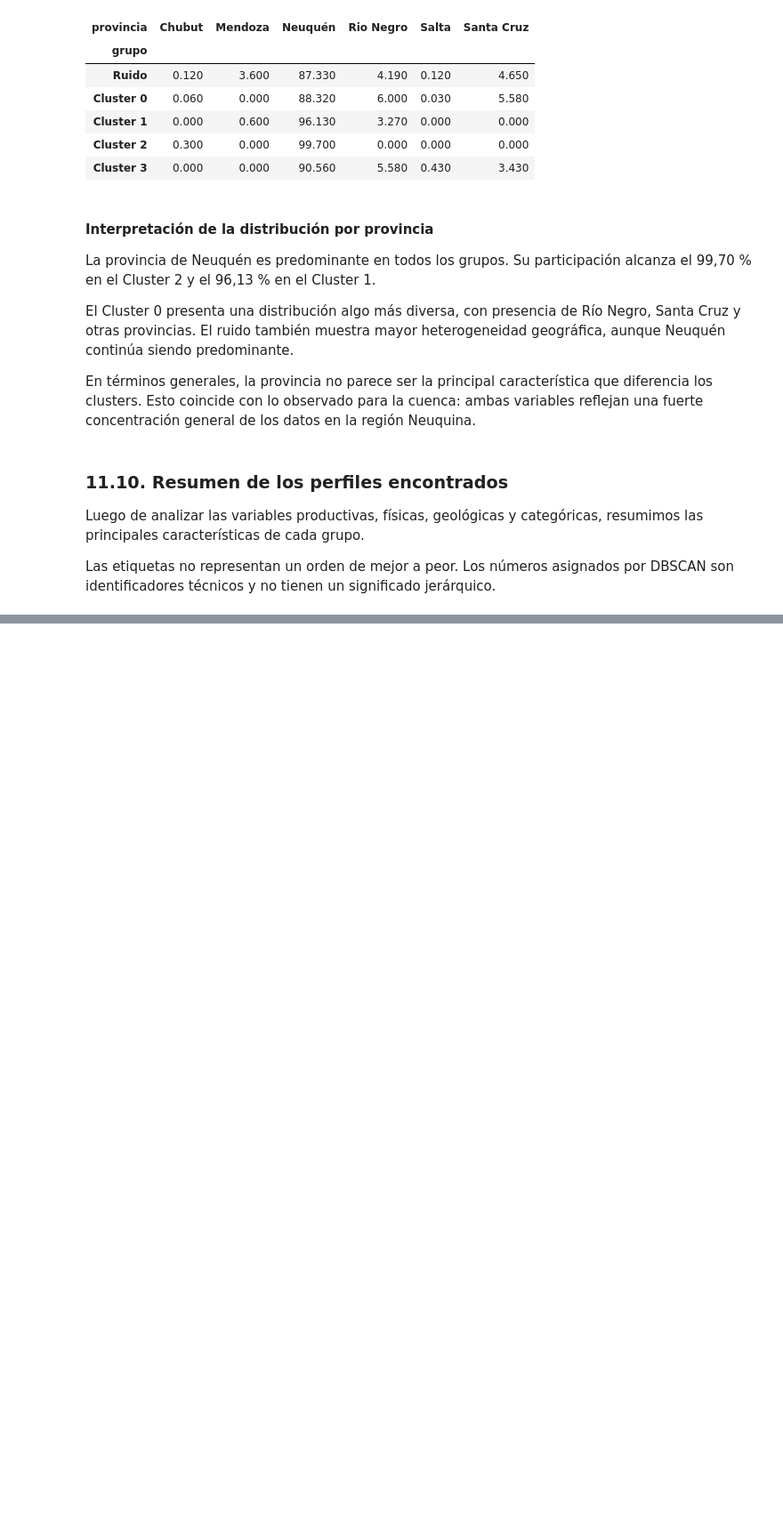
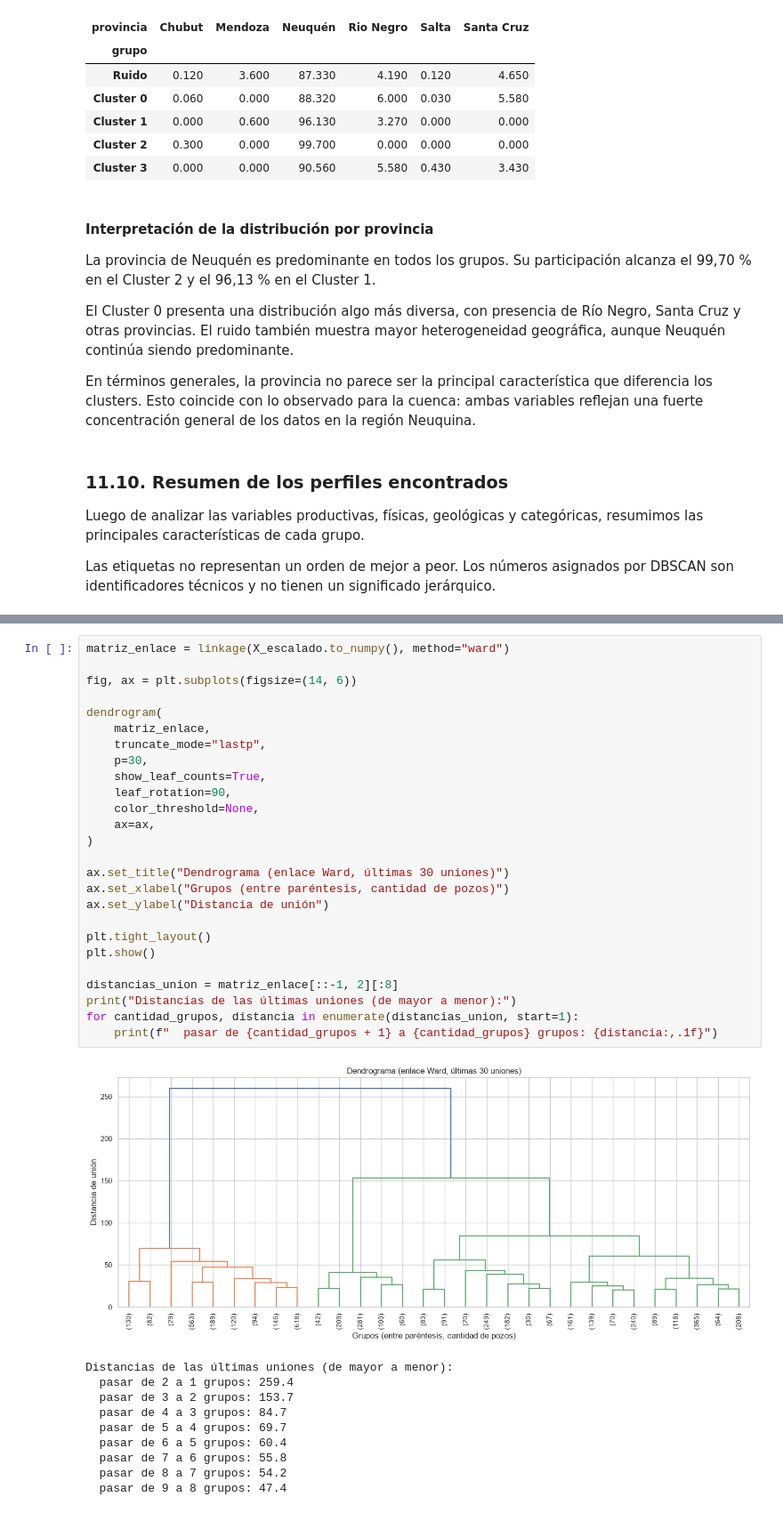
Before and after one commit to alexParedes027/oil-production-prediction, a Jupyter notebook: notebooks/07_modelado_clustering.ipynb, the cells around one changed output, grey strips where cells are left out. Shown at 89% size. Cells and saved outputs as stored; diff of their text form; blank space fills up the shorter version.

```diff
--- a/notebooks/07_modelado_clustering.ipynb
+++ b/notebooks/07_modelado_clustering.ipynb
@@ -1904,0 +1928,37 @@ display(resumen_perfiles)
+# %%
+matriz_enlace = linkage(X_escalado.to_numpy(), method="ward")
+
+fig, ax = plt.subplots(figsize=(14, 6))
+
+dendrogram(
+    matriz_enlace,
+    truncate_mode="lastp",
+    p=30,
+    show_leaf_counts=True,
+    leaf_rotation=90,
+    color_threshold=None,
+    ax=ax,
+)
+
+ax.set_title("Dendrograma (enlace Ward, últimas 30 uniones)")
+ax.set_xlabel("Grupos (entre paréntesis, cantidad de pozos)")
+ax.set_ylabel("Distancia de unión")
+
+plt.tight_layout()
+plt.show()
+
+distancias_union = matriz_enlace[::-1, 2][:8]
+print("Distancias de las últimas uniones (de mayor a menor):")
+for cantidad_grupos, distancia in enumerate(distancias_union, start=1):
+    print(f"  pasar de {cantidad_grupos + 1} a {cantidad_grupos} grupos: {distancia:,.1f}")
+# %% [output]
+[figure, added]
+Distancias de las últimas uniones (de mayor a menor):
+  pasar de 2 a 1 grupos: 259.4
+  pasar de 3 a 2 grupos: 153.7
+  pasar de 4 a 3 grupos: 84.7
+  pasar de 5 a 4 grupos: 69.7
+  pasar de 6 a 5 grupos: 60.4
+  pasar de 7 a 6 grupos: 55.8
+  pasar de 8 a 7 grupos: 54.2
+  pasar de 9 a 8 grupos: 47.4
```
Also changed, not shown: parts of 20 cells of this notebook.
